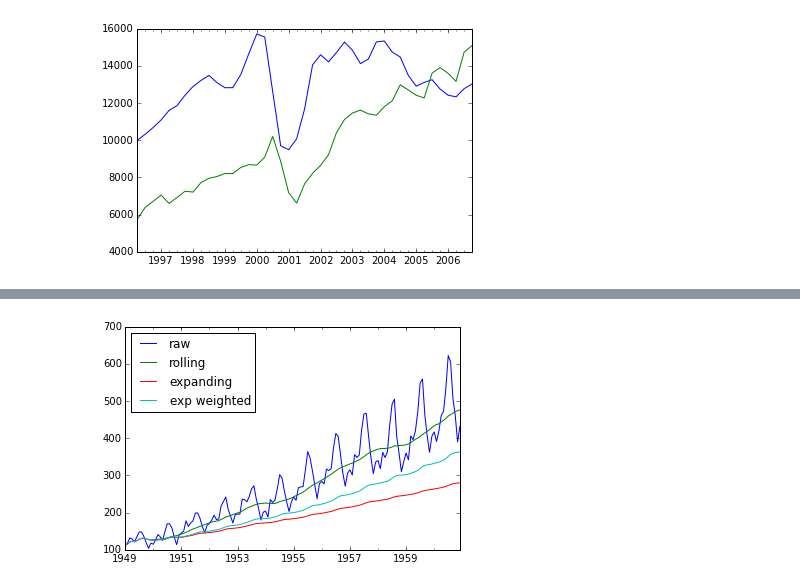
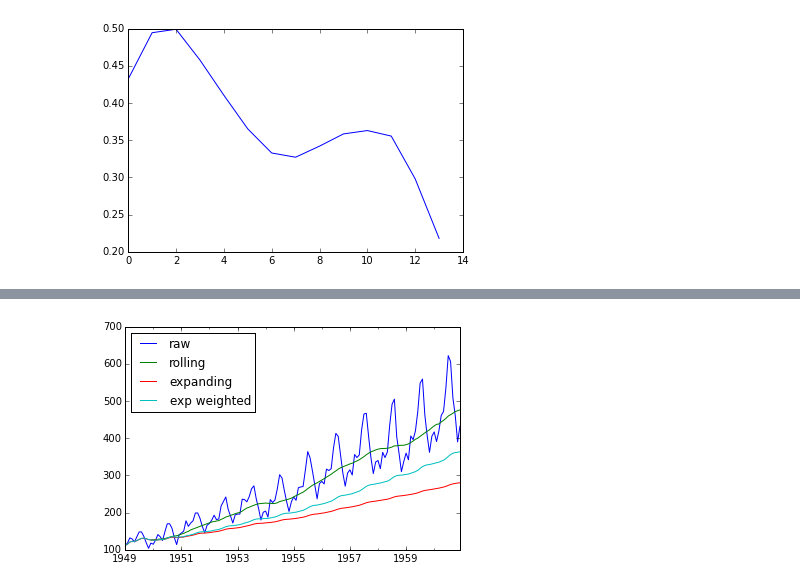
Before and after one commit to gregclinton/murphy, a Jupyter notebook: tsa.ipynb, the cells around one changed output, grey strips where cells are left out. Saved outputs shown, nothing was run; the diff lists cells and outputs as text; code cells hidden in the pictures.

```diff
--- a/tsa.ipynb
+++ b/tsa.ipynb
@@ -10,12 +10,12 @@ import tsa
 # %%
 reload(datasets)
 df = datasets.approval()
 df.index = pd.period_range('1996Q2', periods = len(df), freq = 'Q')
-df.Approvals.plot()
-df.Activity.plot()
+#df.Approvals.plot()
+#df.Activity.plot()
 
 reload(tsa)
-tsa.ccf(df.Approvals.values, df.Activity.values, 4)
+plt.plot(tsa.ccf(df.Activity.values, df.Approvals.values, 13))
 plt.show()
 # %% [output]
-[figure, old version]
+[figure, new version]
```
Also changed, not shown: parts of 1 cell of this notebook.
